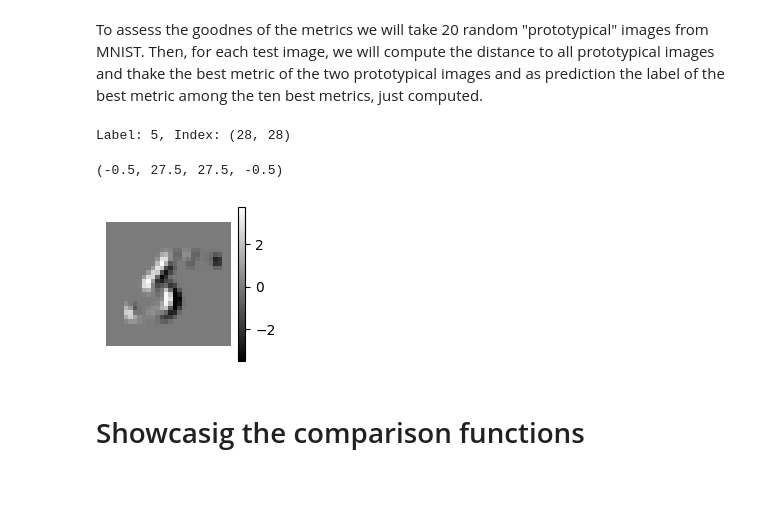
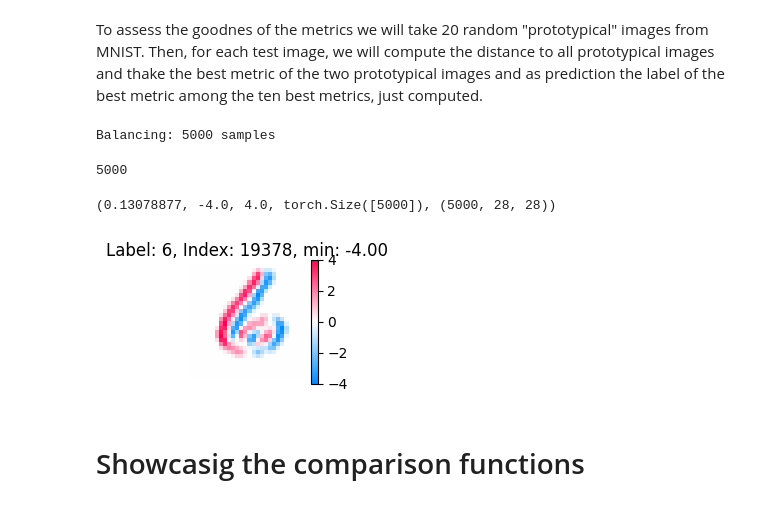
Before and after one commit to valevalerio/saliencytools, a Jupyter notebook: tutorial.ipynb, the cells around one changed output. Cells and saved outputs as stored; diff of their text form; code cells hidden in the pictures.

Commit message:
updated the repo/README/images

```diff
--- a/tutorial.ipynb
+++ b/tutorial.ipynb
@@ -24,19 +69,50 @@ import matplotlib.patches as mpatches
+# %%
+X_train, y_train = MNIST_DATASET.data, MNIST_DATASET.targets
+# use sklearn to split the dataset
+
+X_train, X_test, y_train, y_test = train_test_split(X_train, y_train, test_size=0.2,stratify=y_train, random_state=42)
+# convert to float
+X_train = (np.array(X_train, dtype=np.float32)/255)
+X_test = (np.array(X_test, dtype=np.float32)/255)
+# apply a sobel filter to each image
+test_samples = 5000
+
+mm = X_train.mean()
+# let's make the images a bit more interesting
+X_train = X_train - mm
+X_test = X_test - mm
+X_train = np.array([sobel(image) for image in X_train])
+X_test = np.array([ sobel(image) for image in X_test])
+
+
+#X_test = X_test[:test_samples]  -0.5
+#X_train = X_train[:test_samples]-0.5
+
+y_test = y_test[:test_samples]
+X_test = X_test[:test_samples]
+print_balancing(y_test)[1].sum()
+# %% [output]
+Balancing: 5000 samples
+5000
+# %%
+mm, X_train.min(), X_train.max() ,y_test.shape,X_test.shape
+# %% [output]
+(0.13078877, -4.0, 4.0, torch.Size([5000]), (5000, 28, 28))
 # %%
 # choose a random image
-idx = np.random.randint(0, len(MNIST_DATASET))
+idx = np.random.randint(0, len(X_train))
 # as numPy array
-image, label = MNIST_DATASET[idx]
+image, label = X_train[idx], y_train[idx]
 # convert to float
-image = (np.array(image, dtype=np.float32)/255)
-print(f"Label: {label}, Index: {image.shape}")
 # apply a sobel filter
 
-image = sobel(image)
+#image = sobel(image)
 plt.figure(figsize=(2,2))
-plt.imshow(image, cmap='gray')
+plt.imshow(image, cmap=shap_cmap)
+plt.title(f"Label: {label}, Index: {idx}, min: {image.min():.2f}")
+plt.tight_layout()
 plt.colorbar()
 plt.axis('off')
+plt.show()
 # %% [output]
-Label: 5, Index: (28, 28)
-(-0.5, 27.5, 27.5, -0.5)
-[figure, old version]
+[figure, new version]
```
Also changed, not shown: parts of 24 cells of this notebook, 5 other files.
